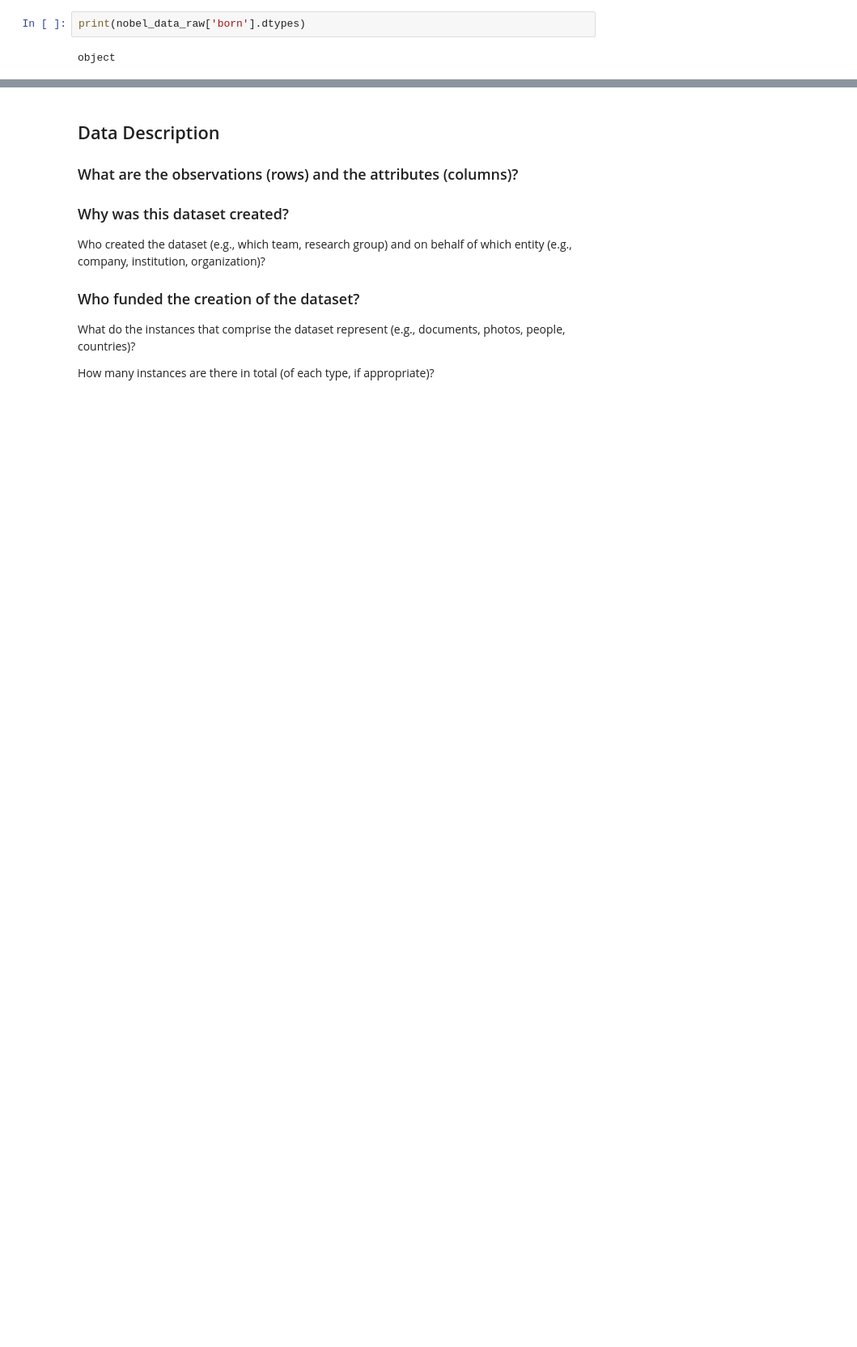
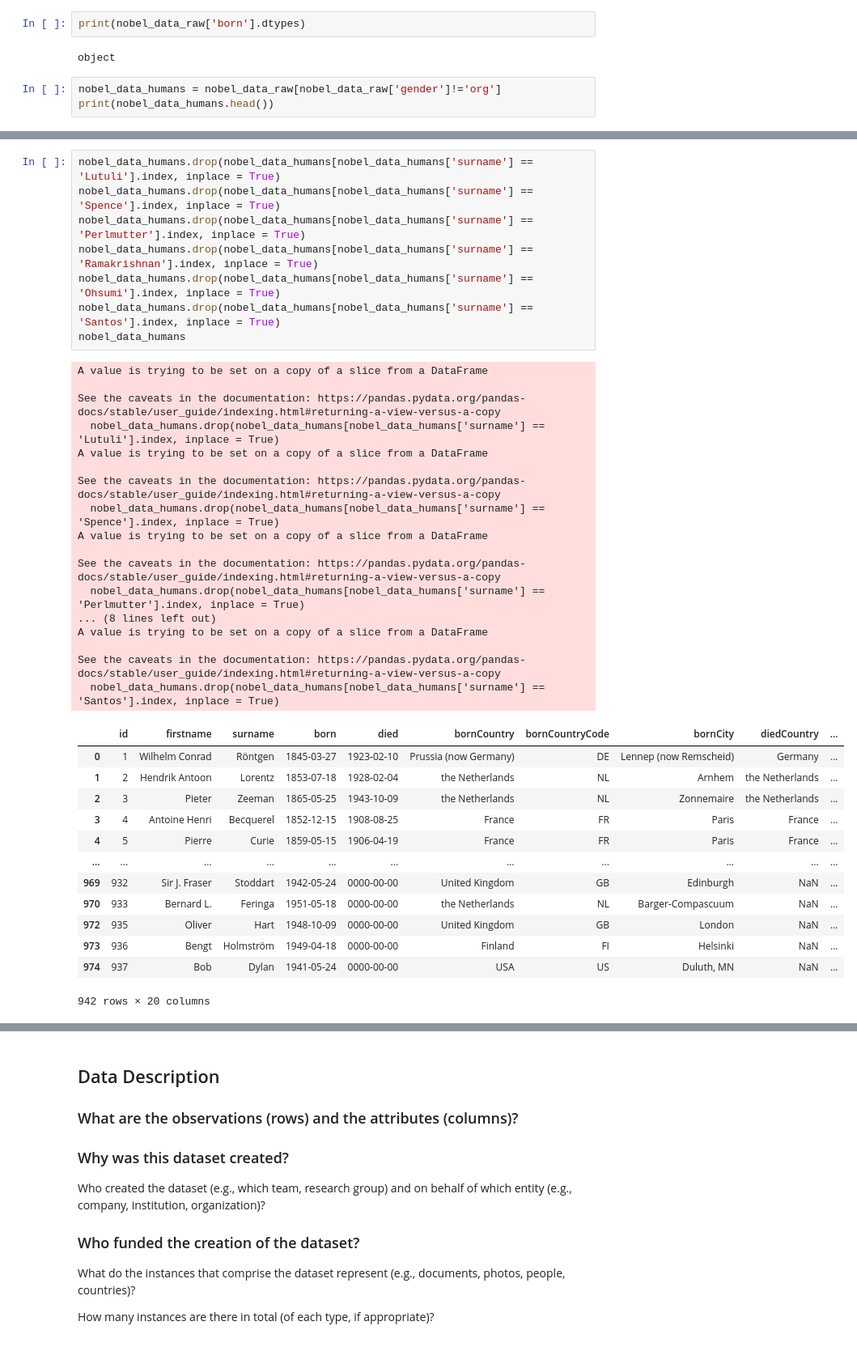
Before and after one commit to qbello22/2950-Project, a Jupyter notebook: nobel-prize.ipynb, the cells around one changed output, grey strips where cells are left out. Shown: that part at 81% size. Saved outputs shown, nothing was run; the diff lists cells and outputs as text; blank space fills up the shorter version.

```diff
--- a/nobel-prize.ipynb
+++ b/nobel-prize.ipynb
@@ -42,3 +42,6 @@ print(nobel_data_raw)
 print(nobel_data_raw['born'].dtypes)
 # %% [output]
 object
+# %%
+nobel_data_humans = nobel_data_raw[nobel_data_raw['gender']!='org']
+print(nobel_data_humans.head())
@@ -44,0 +66,39 @@ object
+# %%
+nobel_data_humans.drop(nobel_data_humans[nobel_data_humans['surname'] == 'Lutuli'].index, inplace = True)
+nobel_data_humans.drop(nobel_data_humans[nobel_data_humans['surname'] == 'Spence'].index, inplace = True)
+nobel_data_humans.drop(nobel_data_humans[nobel_data_humans['surname'] == 'Perlmutter'].index, inplace = True)
+nobel_data_humans.drop(nobel_data_humans[nobel_data_humans['surname'] == 'Ramakrishnan'].index, inplace = True)
+nobel_data_humans.drop(nobel_data_humans[nobel_data_humans['surname'] == 'Ohsumi'].index, inplace = True)
+nobel_data_humans.drop(nobel_data_humans[nobel_data_humans['surname'] == 'Santos'].index, inplace = True)
+nobel_data_humans
+# %% [output]
+A value is trying to be set on a copy of a slice from a DataFrame
+
+See the caveats in the documentation: https://pandas.pydata.org/pandas-docs/stable/user_guide/indexing.html#returning-a-view-versus-a-copy
+  nobel_data_humans.drop(nobel_data_humans[nobel_data_humans['surname'] == 'Lutuli'].index, inplace = True)
+A value is trying to be set on a copy of a slice from a DataFrame
+
+See the caveats in the documentation: https://pandas.pydata.org/pandas-docs/stable/user_guide/indexing.html#returning-a-view-versus-a-copy
+  nobel_data_humans.drop(nobel_data_humans[nobel_data_humans['surname'] == 'Spence'].index, inplace = True)
+A value is trying to be set on a copy of a slice from a DataFrame
+
+See the caveats in the documentation: https://pandas.pydata.org/pandas-docs/stable/user_guide/indexing.html#returning-a-view-versus-a-copy
+  nobel_data_humans.drop(nobel_data_humans[nobel_data_humans['surname'] == 'Perlmutter'].index, inplace = True)
+... (8 lines left out)
+A value is trying to be set on a copy of a slice from a DataFrame
+
+See the caveats in the documentation: https://pandas.pydata.org/pandas-docs/stable/user_guide/indexing.html#returning-a-view-versus-a-copy
+  nobel_data_humans.drop(nobel_data_humans[nobel_data_humans['surname'] == 'Santos'].index, inplace = True)
+|  | id | firstname | surname | born | died | bornCountry | bornCountryCode | bornCity | diedCountry | ... |
+| 0 | 1 | Wilhelm Conrad | Röntgen | 1845-03-27 | 1923-02-10 | Prussia (now Germany) | DE | Lennep (now Remscheid) | Germany | ... |
+| 1 | 2 | Hendrik Antoon | Lorentz | 1853-07-18 | 1928-02-04 | the Netherlands | NL | Arnhem | the Netherlands | ... |
+| 2 | 3 | Pieter | Zeeman | 1865-05-25 | 1943-10-09 | the Netherlands | NL | Zonnemaire | the Netherlands | ... |
+| 3 | 4 | Antoine Henri | Becquerel | 1852-12-15 | 1908-08-25 | France | FR | Paris | France | ... |
+| 4 | 5 | Pierre | Curie | 1859-05-15 | 1906-04-19 | France | FR | Paris | France | ... |
+| ... | ... | ... | ... | ... | ... | ... | ... | ... | ... | ... |
+| 969 | 932 | Sir J. Fraser | Stoddart | 1942-05-24 | 0000-00-00 | United Kingdom | GB | Edinburgh | NaN | ... |
+| 970 | 933 | Bernard L. | Feringa | 1951-05-18 | 0000-00-00 | the Netherlands | NL | Barger-Compascuum | NaN | ... |
+| 972 | 935 | Oliver | Hart | 1948-10-09 | 0000-00-00 | United Kingdom | GB | London | NaN | ... |
+| 973 | 936 | Bengt | Holmström | 1949-04-18 | 0000-00-00 | Finland | FI | Helsinki | NaN | ... |
+| 974 | 937 | Bob | Dylan | 1941-05-24 | 0000-00-00 | USA | US | Duluth, MN | NaN | ... |
+942 rows × 20 columns
```
Also changed, not shown: parts of 2 cells of this notebook.
